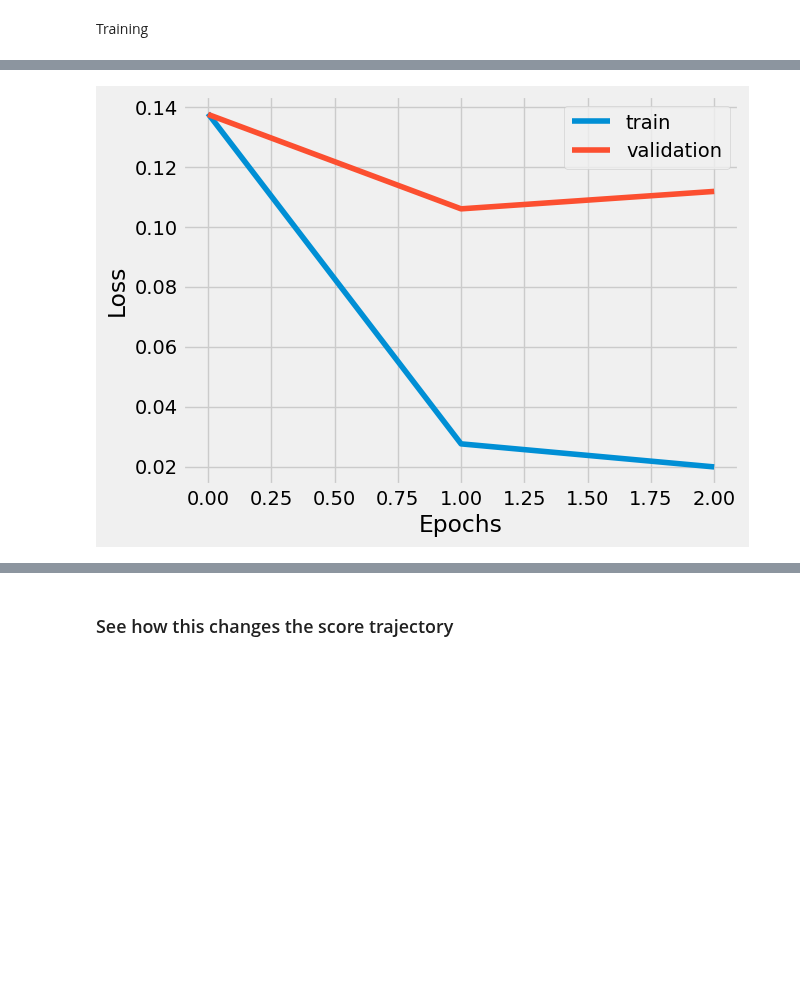
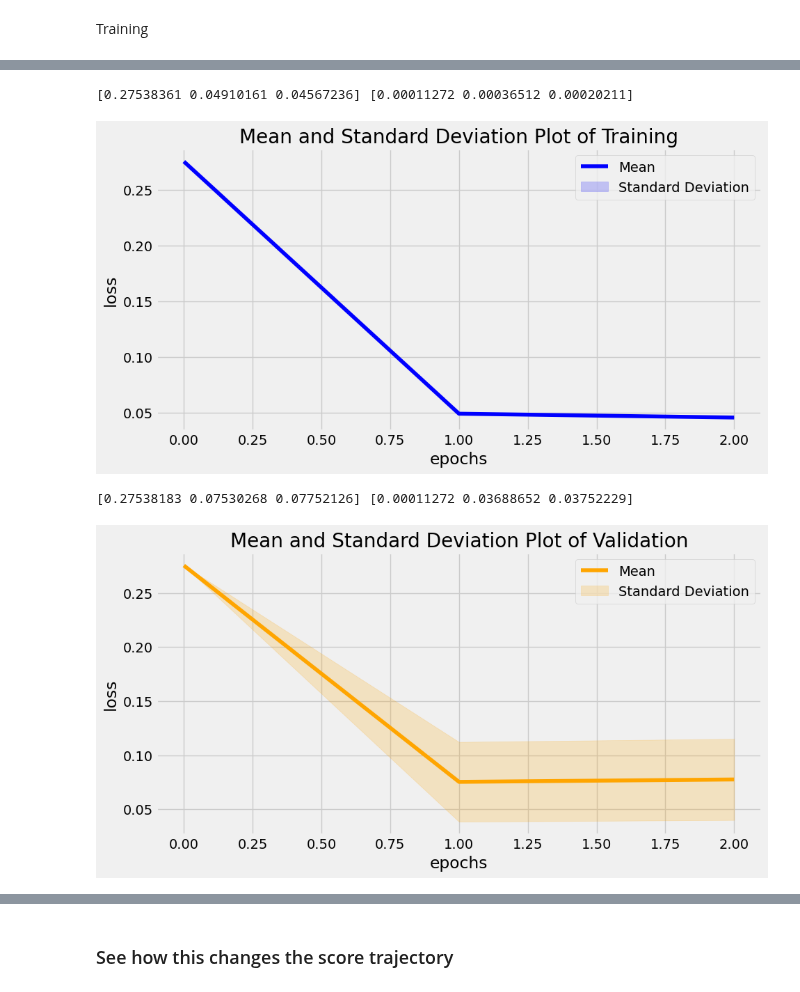
Before and after one commit to twchen88/ct_research, a Jupyter notebook: masking.ipynb, the cells around one changed output, grey strips where cells are left out. Cells and saved outputs as stored; diff of their text form; code cells hidden in the pictures; blank space fills up the shorter version.

```diff
--- a/masking.ipynb
+++ b/masking.ipynb
@@ -323,0 +302,2 @@ Epoch [2/2], Loss: 0.0199
+# %%
+num_runs = 20
@@ -324,25 +351,58 @@ Epoch [2/2], Loss: 0.0199
+# %%
+def plot_mean_and_std(data, color_choice="blue", setting=""):
+    """
+    Plots the mean and standard deviation across multiple lists of data.
+
+    Parameters:
+    - data (list of lists): A list where each element is a list of numbers.
+
+    The function will compute the mean and standard deviation at each point
+    across the lists and plot these as a line for the mean and shading for the
+    standard deviation.
+    """
+    # Convert data to a NumPy array for easier manipulation
+    data_array = np.array(data)
+
+    # Calculate mean and standard deviation
+    means = np.mean(data_array, axis=0)
+    stds = np.std(data_array, axis=0)
+    print(means, stds)
+
+    # Create the x-axis values
+    x_values = np.arange(len(means))
+
+    # Plotting
+    plt.figure(figsize=(10, 5))
+    plt.plot(x_values, means, label='Mean', color=color_choice)  # Mean line
+    plt.fill_between(x_values, means - stds, means + stds, color=color_choice, alpha=0.2, label='Standard Deviation')
+
+    plt.title('Mean and Standard Deviation Plot of %s' %setting)
+    plt.xlabel('epochs')
+    plt.ylabel('loss')
+    plt.legend()
+    plt.grid(True)
+    plt.show()
 # %%
 # Defining the Plot Style
-plt.style.use('fivethirtyeight')
-plt.xlabel('Epochs')
-plt.ylabel('Loss')
 
 # Plotting
 with torch.no_grad():
-    plt.plot(range(0, epochs + 1), [zero_loss.item()] + losses)
-    plt.plot(range(0, epochs + 1), [zero_loss_val.item()] + val_losses)
-    plt.legend(["train", "validation"])
+    plot_mean_and_std(losses_2d, "blue", "Training")
+    plot_mean_and_std(val_losses_2d, "orange", "Validation")
 
 # wandb.log(
 #     {
 #         "train val loss": wandb.plot.line_series(
 #             xs=range(1, epochs + 1),
 #             ys=[losses, val_losses],
 #             keys=["Train", "Validation"],
 #             title="training and validation loss",
 #             xname="epochs",
 #         )
 #     }
 # )
 # %% [output]
+[0.27538361 0.04910161 0.04567236] [0.00011272 0.00036512 0.00020211]
-[figure, old version]
+[figure, new version]
+[0.27538183 0.07530268 0.07752126] [0.00011272 0.03688652 0.03752229]
+[figure, added]
```
Also changed, not shown: parts of 19 cells of this notebook, 1 other file.
